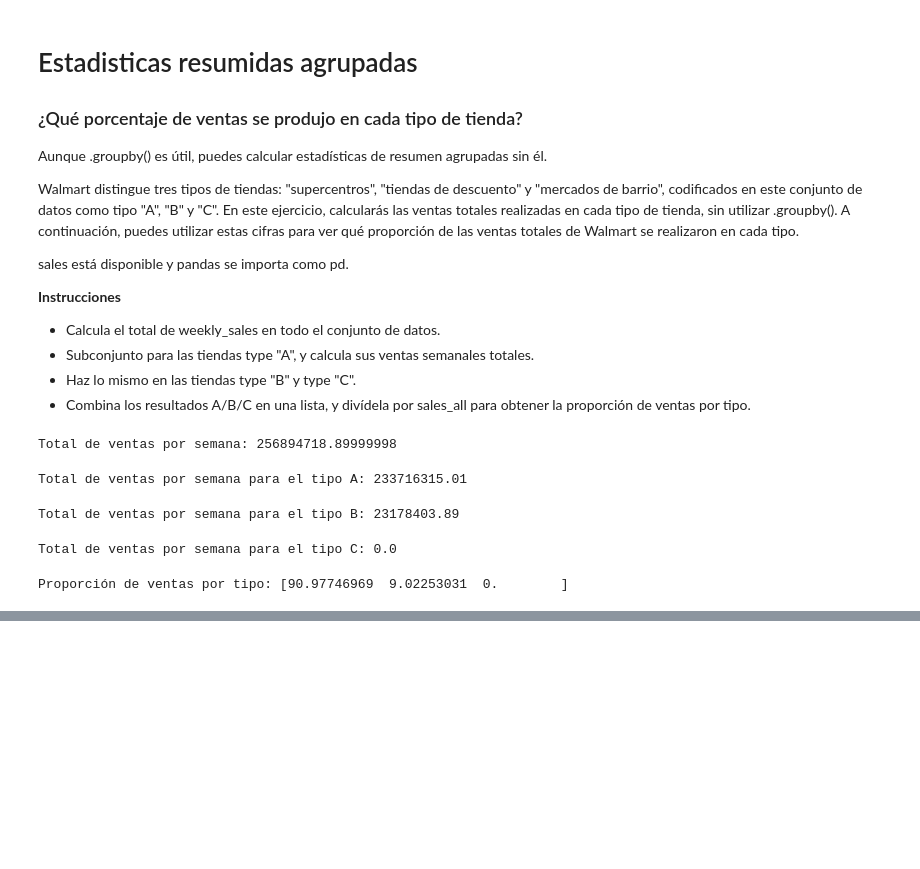
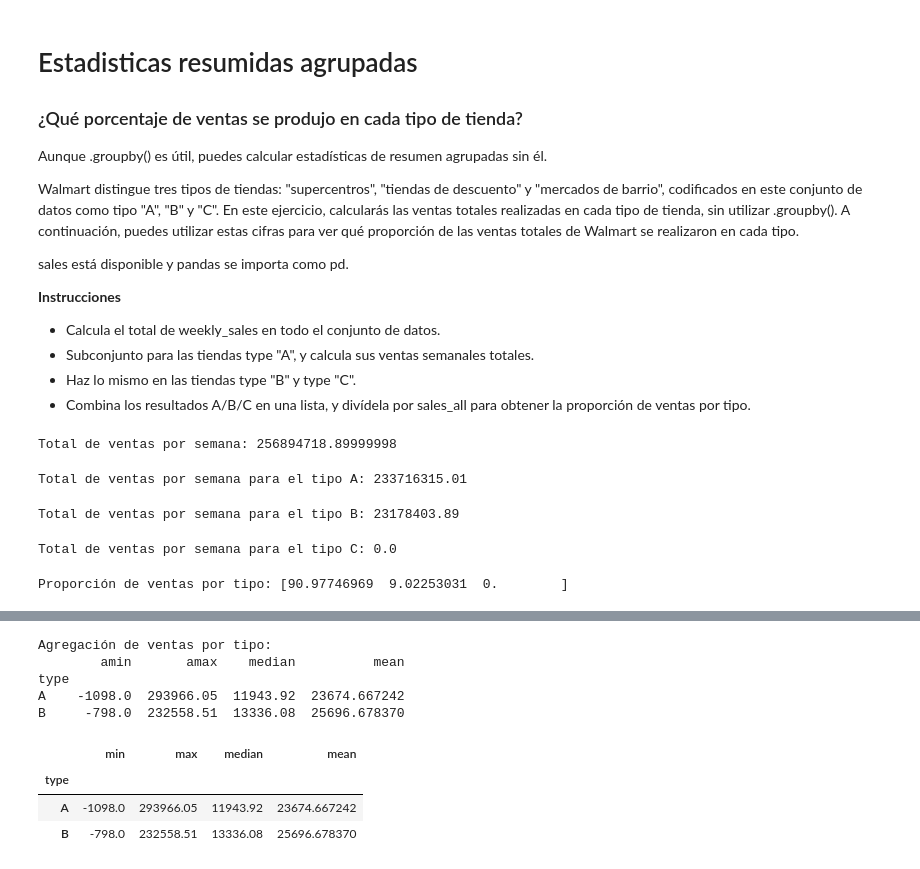
Before and after one commit to Carlos-Hub2021/Anal-tica-Datos-Negocios-Digitales, a Jupyter notebook: 03_Tratamiento_y_exploracion_de_Datos/02_Manipulacion_Datos_pandas/06_Agregatin_DataFrame.ipynb, the cells around one changed output, grey strips where cells are left out. Saved outputs shown, nothing was run; the diff lists cells and outputs as text; code cells hidden in the pictures; blank space fills up the shorter version.

```diff
--- a/03_Tratamiento_y_exploracion_de_Datos/02_Manipulacion_Datos_pandas/06_Agregatin_DataFrame.ipynb
+++ b/03_Tratamiento_y_exploracion_de_Datos/02_Manipulacion_Datos_pandas/06_Agregatin_DataFrame.ipynb
@@ -420,0 +473,24 @@ Proporción de ventas por tipo: [90.97746969  9.02253031  0.        ]
+# %%
+import numpy as np
+sales_new = pd.read_csv('./datasets/sales_subset.csv')
+
+
+# para cada tipo de tienda vamos hacer una agregación para weekly_sales; obtener el minimo, máximo, mediana
+sales_stats = sales_new.groupby('type')['weekly_sales'].agg([np.min, np.max, np.median, np.mean])
+print(f'Agregación de ventas por tipo:\n{sales_stats}')
+# %% [output]
+Agregación de ventas por tipo:
+        amin       amax    median          mean
+type
+A    -1098.0  293966.05  11943.92  23674.667242
+B     -798.0  232558.51  13336.08  25696.678370
+# %%
+
+# para cada tipo de tienda vamos hacer una agregación para weekly_sales; obtener el minimo, máximo, mediana
+sales_stats = sales_new.groupby('type')['weekly_sales'].agg(['min', 'max', 'median', 'mean'])
+sales_stats
+# %% [output]
+|  | min | max | median | mean |
+| type |  |  |  |  |
+| A | -1098.0 | 293966.05 | 11943.92 | 23674.667242 |
+| B | -798.0 | 232558.51 | 13336.08 | 25696.678370 |
```
Also changed, not shown: parts of 10 cells of this notebook.
